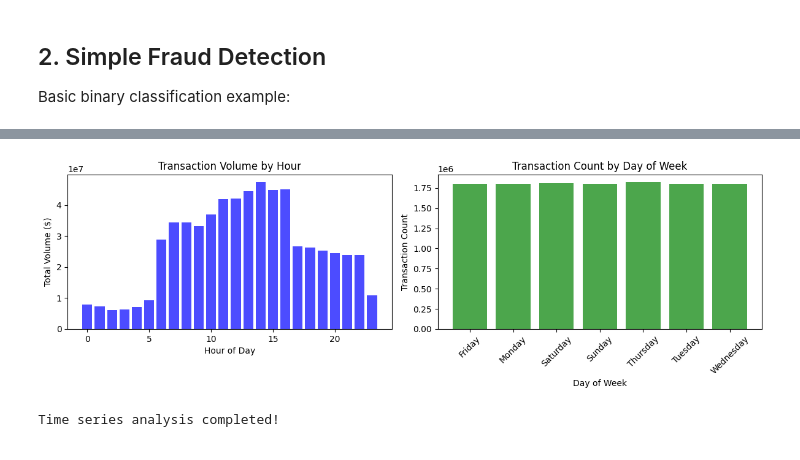
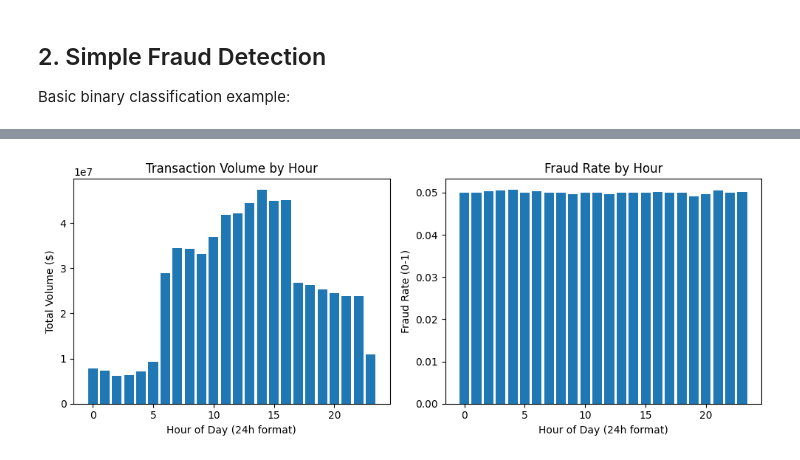
Before and after one commit to juice1000/big-data-analytics, a Jupyter notebook: labs/day2/02_pyspark_ml.ipynb, the cells around one changed output, grey strips where cells are left out. Saved outputs shown, nothing was run; the diff lists cells and outputs as text; code cells hidden in the pictures.

```diff
--- a/labs/day2/02_pyspark_ml.ipynb
+++ b/labs/day2/02_pyspark_ml.ipynb
@@ -296,0 +43,14 @@ Data Quality Assessment:
+# %%
+# Load transaction data from CSV
+df = spark.read.csv("../data/transactions_data.csv", header=True, inferSchema=True)
+print(f"Loaded: {df.count():,} rows, {len(df.columns)} columns")
+
+# Clean and prepare data for ML
+df_clean = df \
+    .withColumn("amount_numeric", regexp_replace(col("amount"), "[\$,]", "").cast("double")) \
+    .withColumn("is_online", (col("merchant_city") == "ONLINE").cast("int")) \
+    .filter(col("amount_numeric") > 0)  # Remove invalid amounts
+
+# Cache for better performance (stores in memory across cluster)
+df_clean.cache()
+print(f"Cleaned: {df_clean.count():,} transactions with numeric amounts and channel flags")
@@ -889,30 +463,23 @@ Data with time features: 12,635,227 transactions
 # %%
-# Simple time series visualization
-print("\n4. Creating visualizations...")
+# Time series visualization - Plot temporal patterns
+hourly_pd = hourly_patterns.toPandas()  # Convert to pandas for matplotlib
 
-# Convert to pandas for plotting (using small samples)
-hourly_pd = hourly_patterns.toPandas()
-weekday_pd = weekday_patterns.toPandas()
+plt.figure(figsize=(10, 4))
 
-plt.figure(figsize=(12, 4))
-
-# Hourly transaction volume
+# Transaction volume patterns throughout the day
 plt.subplot(1, 2, 1)
-plt.bar(hourly_pd['hour'], hourly_pd['hourly_volume'], color='blue', alpha=0.7)
+plt.bar(hourly_pd['hour'], hourly_pd['hourly_volume'])
 plt.title('Transaction Volume by Hour')
-plt.xlabel('Hour of Day')
+plt.xlabel('Hour of Day (24h format)')
 plt.ylabel('Total Volume ($)')
 
-# Weekday transaction patterns
+# Fraud rate patterns - When does fraud peak?
 plt.subplot(1, 2, 2)
-plt.bar(range(len(weekday_pd)), weekday_pd['transaction_count'], color='green', alpha=0.7)
-plt.title('Transaction Count by Day of Week')
-plt.xlabel('Day of Week')
-plt.ylabel('Transaction Count')
-plt.xticks(range(len(weekday_pd)), weekday_pd['weekday'], rotation=45)
+plt.bar(hourly_pd['hour'], hourly_pd['fraud_rate'])
+plt.title('Fraud Rate by Hour')
+plt.xlabel('Hour of Day (24h format)')
+plt.ylabel('Fraud Rate (0-1)')
 
 plt.tight_layout()
 plt.show()
-
-print("Time series analysis completed!")
 # %% [output]
@@ -920,2 +490 @@ print("Time series analysis completed!")
-[figure, old version]
+[figure, new version]
-Time series analysis completed!
```
Also changed, not shown: parts of 25 cells of this notebook, 7 other files.
